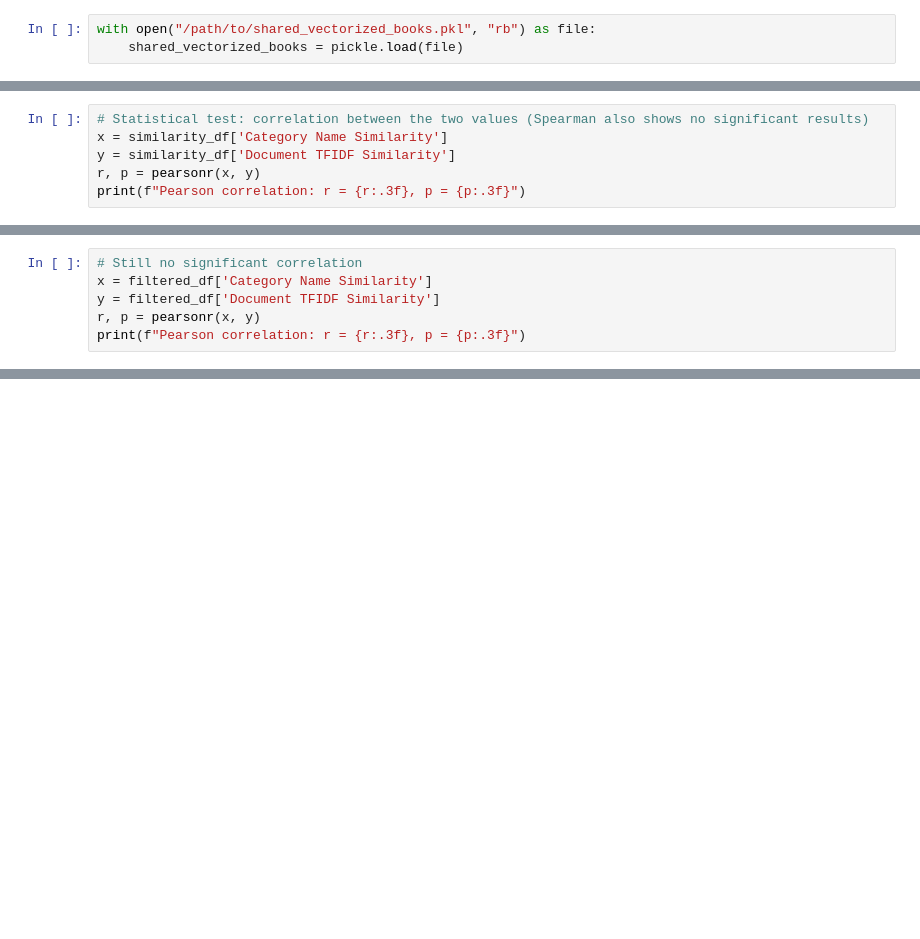
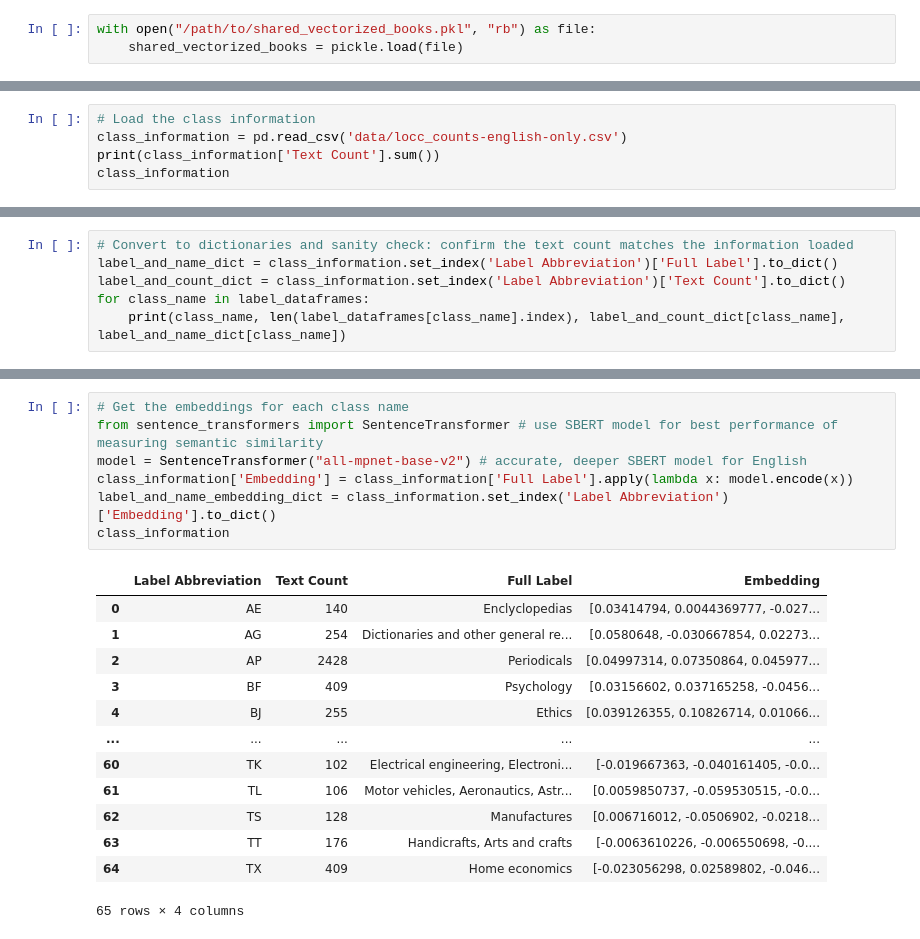
Before and after one commit to wenyi-shang/LCC-Similarity, a Jupyter notebook: Data Analysis.ipynb, the cells around one changed output, grey strips where cells are left out. Drawn from its saved outputs; the diff is of its cells as text; blank space fills up the shorter version.

```diff
--- a/Data Analysis.ipynb
+++ b/Data Analysis.ipynb
@@ -732,6 +37,0 @@ similarity_df
-# %%
-# Statistical test: correlation between the two values (Spearman also shows no significant results)
-x = similarity_df['Category Name Similarity']
-y = similarity_df['Document TFIDF Similarity']
-r, p = pearsonr(x, y)
-print(f"Pearson correlation: r = {r:.3f}, p = {p:.3f}")
@@ -758,6 +37,0 @@ filtered_df
-# %%
-# Still no significant correlation
-x = filtered_df['Category Name Similarity']
-y = filtered_df['Document TFIDF Similarity']
-r, p = pearsonr(x, y)
-print(f"Pearson correlation: r = {r:.3f}, p = {p:.3f}")
@@ -765,0 +139,5 @@ Pearson correlation: r = -0.031, p = 0.177
+# %%
+# Load the class information
+class_information = pd.read_csv('data/locc_counts-english-only.csv')
+print(class_information['Text Count'].sum())
+class_information
@@ -765,0 +159,6 @@ Pearson correlation: r = -0.031, p = 0.177
+# %%
+# Convert to dictionaries and sanity check: confirm the text count matches the information loaded
+label_and_name_dict = class_information.set_index('Label Abbreviation')['Full Label'].to_dict()
+label_and_count_dict = class_information.set_index('Label Abbreviation')['Text Count'].to_dict()
+for class_name in label_dataframes:
+    print(class_name, len(label_dataframes[class_name].index), label_and_count_dict[class_name], label_and_name_dict[class_name])
@@ -765,0 +183,21 @@ Pearson correlation: r = -0.031, p = 0.177
+# %%
+# Get the embeddings for each class name
+from sentence_transformers import SentenceTransformer # use SBERT model for best performance of measuring semantic similarity
+model = SentenceTransformer("all-mpnet-base-v2") # accurate, deeper SBERT model for English
+class_information['Embedding'] = class_information['Full Label'].apply(lambda x: model.encode(x))
+label_and_name_embedding_dict = class_information.set_index('Label Abbreviation')['Embedding'].to_dict()
+class_information
+# %% [output]
+|  | Label Abbreviation | Text Count | Full Label | Embedding |
+| 0 | AE | 140 | Enclyclopedias | [0.03414794, 0.0044369777, -0.027... |
+| 1 | AG | 254 | Dictionaries and other general re... | [0.0580648, -0.030667854, 0.02273... |
+| 2 | AP | 2428 | Periodicals | [0.04997314, 0.07350864, 0.045977... |
+| 3 | BF | 409 | Psychology | [0.03156602, 0.037165258, -0.0456... |
+| 4 | BJ | 255 | Ethics | [0.039126355, 0.10826714, 0.01066... |
+| ... | ... | ... | ... | ... |
+| 60 | TK | 102 | Electrical engineering, Electroni... | [-0.019667363, -0.040161405, -0.0... |
+| 61 | TL | 106 | Motor vehicles, Aeronautics, Astr... | [0.0059850737, -0.059530515, -0.0... |
+| 62 | TS | 128 | Manufactures | [0.006716012, -0.0506902, -0.0218... |
+| 63 | TT | 176 | Handicrafts, Arts and crafts | [-0.0063610226, -0.006550698, -0.... |
+| 64 | TX | 409 | Home economics | [-0.023056298, 0.02589802, -0.046... |
+65 rows × 4 columns
```
Also changed, not shown: parts of 48 cells of this notebook.
